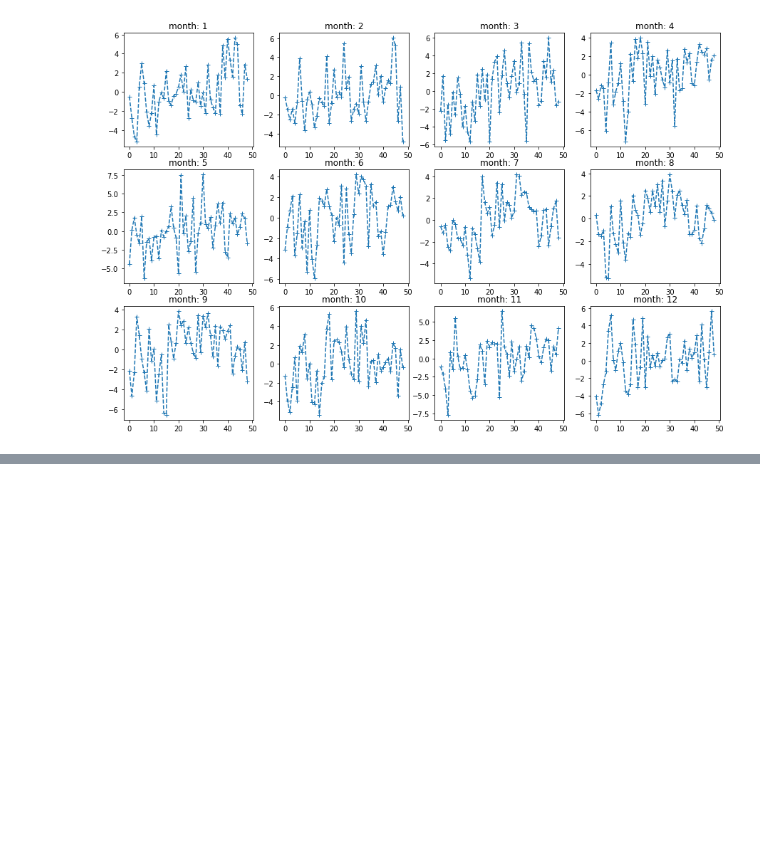
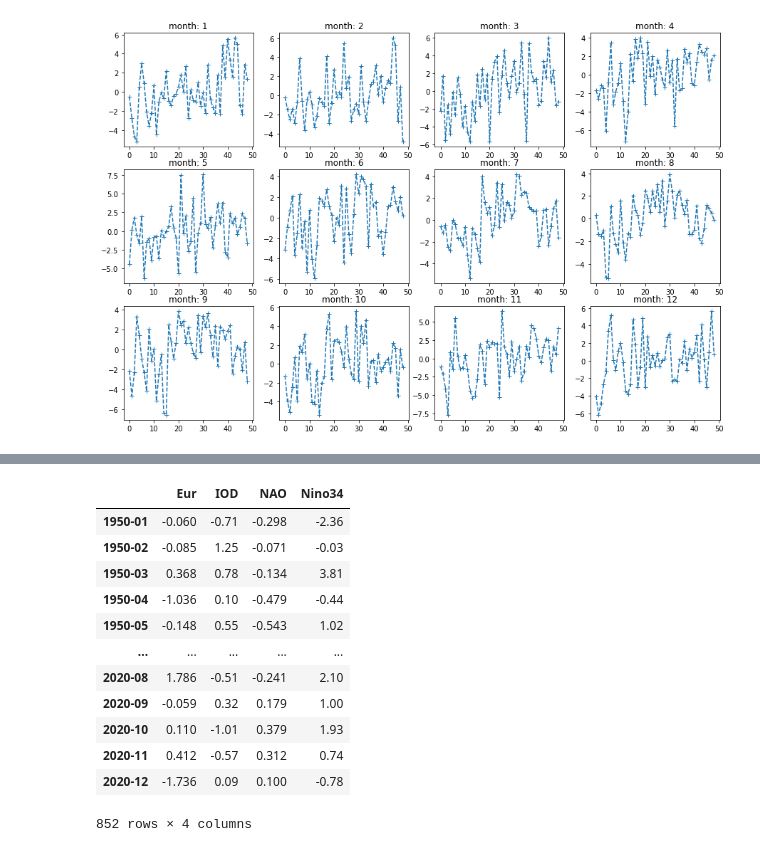
Before and after one commit to mariannecowherd/CSSLtimeseries, a Jupyter notebook: scripts/cssldata.ipynb, the cells around one changed output, grey strips where cells are left out. Cells and saved outputs as stored; diff of their text form; code cells hidden in the pictures; blank space fills up the shorter version.

```diff
--- a/scripts/cssldata.ipynb
+++ b/scripts/cssldata.ipynb
@@ -295,0 +310,16 @@ for i in range(1,13):
+# %%
+teleconnections
+# %% [output]
+|  | Eur | IOD | NAO | Nino34 |
+| 1950-01 | -0.060 | -0.71 | -0.298 | -2.36 |
+| 1950-02 | -0.085 | 1.25 | -0.071 | -0.03 |
+| 1950-03 | 0.368 | 0.78 | -0.134 | 3.81 |
+| 1950-04 | -1.036 | 0.10 | -0.479 | -0.44 |
+| 1950-05 | -0.148 | 0.55 | -0.543 | 1.02 |
+| ... | ... | ... | ... | ... |
+| 2020-08 | 1.786 | -0.51 | -0.241 | 2.10 |
+| 2020-09 | -0.059 | 0.32 | 0.179 | 1.00 |
+| 2020-10 | 0.110 | -1.01 | 0.379 | 1.93 |
+| 2020-11 | 0.412 | -0.57 | 0.312 | 0.74 |
+| 2020-12 | -1.736 | 0.09 | 0.100 | -0.78 |
+852 rows × 4 columns
```
Also changed, not shown: parts of 3 cells of this notebook, 1 other file.
